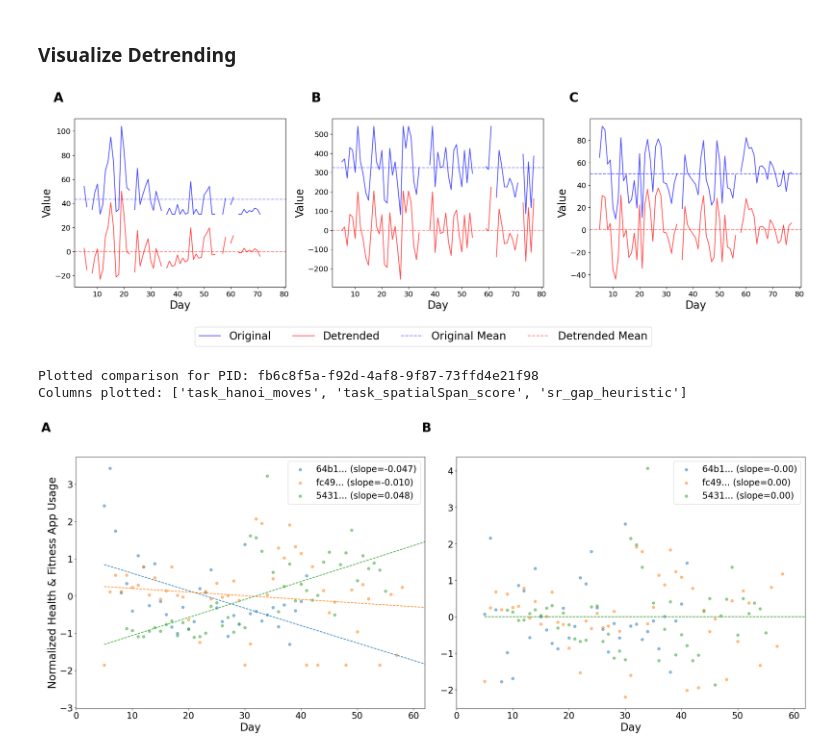
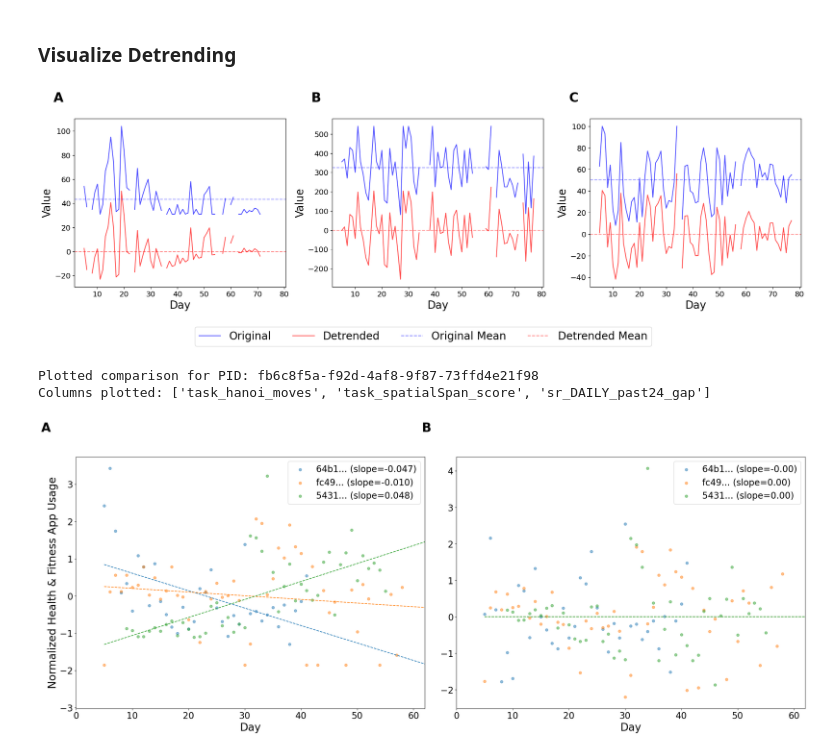
Before and after one commit to danieljwilson/3_3_experience_sampling, a Jupyter notebook: 3_3_3_data_analysis/02_analysis/Models/03_data_preprocessing.ipynb, the cells around one changed output. Cells and saved outputs as stored; diff of their text form; code cells hidden in the pictures.

```diff
--- a/3_3_3_data_analysis/02_analysis/Models/03_data_preprocessing.ipynb
+++ b/3_3_3_data_analysis/02_analysis/Models/03_data_preprocessing.ipynb
@@ -1487,7 +1487,7 @@ random_pid = random.choice(df_filtered['PID'].unique())
 random_pid = 'fb6c8f5a-f92d-4af8-9f87-73ffd4e21f98'
 
 # Specify the columns to plot
-columns_to_plot = ['task_hanoi_moves', 'task_spatialSpan_score', 'sr_gap_heuristic']
+columns_to_plot = ['task_hanoi_moves', 'task_spatialSpan_score', 'sr_DAILY_past24_gap']
 
 # Create a 1x3 subplot
 fig, axs = plt.subplots(1, 3, figsize=(20, 6))
@@ -1499,36 +1499,36 @@ for i, col in enumerate(columns_to_plot):
 
     # Plot original data
     axs[i].plot(original_data['day'], original_data[col], label='Original', color='blue', alpha=0.7)
 
     # Plot detrended data
     axs[i].plot(detrended_data['day'], detrended_data[col], label='Detrended', color='red', alpha=0.7)
 
     # Add horizontal lines at the mean for both original and detrended data
     original_mean = np.mean(original_data[col])
     detrended_mean = np.mean(detrended_data[col])
     axs[i].axhline(y=original_mean, color='blue', linestyle='--', alpha=0.5, label='Original Mean')
     axs[i].axhline(y=detrended_mean, color='red', linestyle='--', alpha=0.5, label='Detrended Mean')
 
     axs[i].set_xlabel('Day', fontsize=20)
     axs[i].set_ylabel('Value', fontsize=20)
     axs[i].text(-0.1, 1.1, chr(65+i), transform=axs[i].transAxes, size=24, weight='bold')
 
     # Increase tick label size
     axs[i].tick_params(axis='both', which='major', labelsize=14)
 
 # Create a single legend for all subplots
 handles, labels = axs[0].get_legend_handles_labels()
 fig.legend(handles, labels, loc='lower center', bbox_to_anchor=(0.5, -.15), ncol=4, fontsize=20)
 
 plt.tight_layout()
 plt.show()
 
 print(f"Plotted comparison for PID: {random_pid}")
 print(f"Columns plotted: {columns_to_plot}")
 # %% [output]
-[figure, old version]
+[figure, new version]
 Plotted comparison for PID: fb6c8f5a-f92d-4af8-9f87-73ffd4e21f98
-Columns plotted: ['task_hanoi_moves', 'task_spatialSpan_score', 'sr_gap_heuristic']
+Columns plotted: ['task_hanoi_moves', 'task_spatialSpan_score', 'sr_DAILY_past24_gap']
 # %%
 # Get regression coefficients for each PID
 regression_coefs = pd.DataFrame()
```
Also changed, not shown: parts of 8 cells of this notebook, 5 other files.
